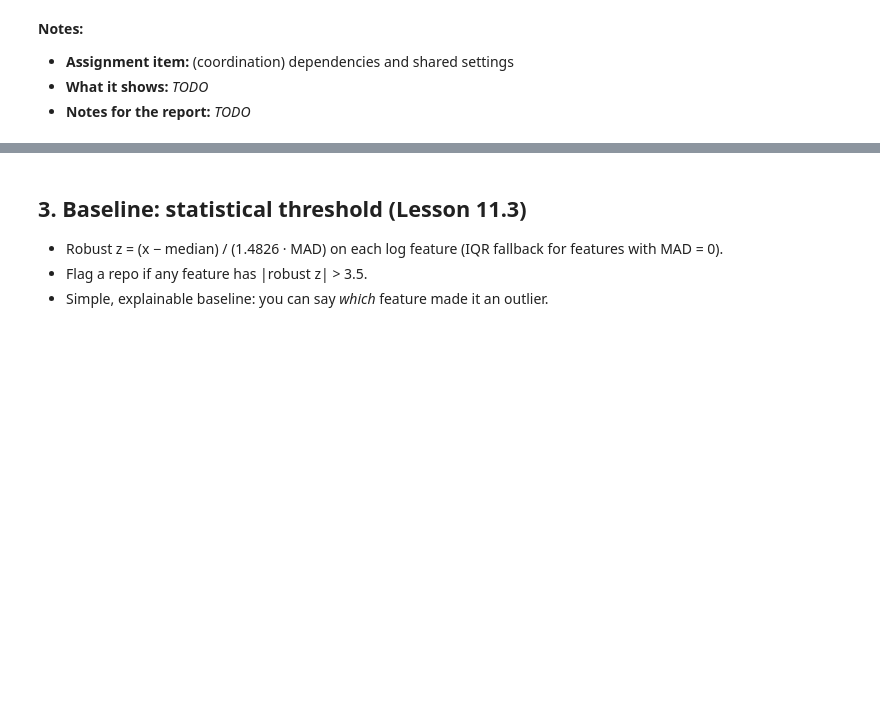
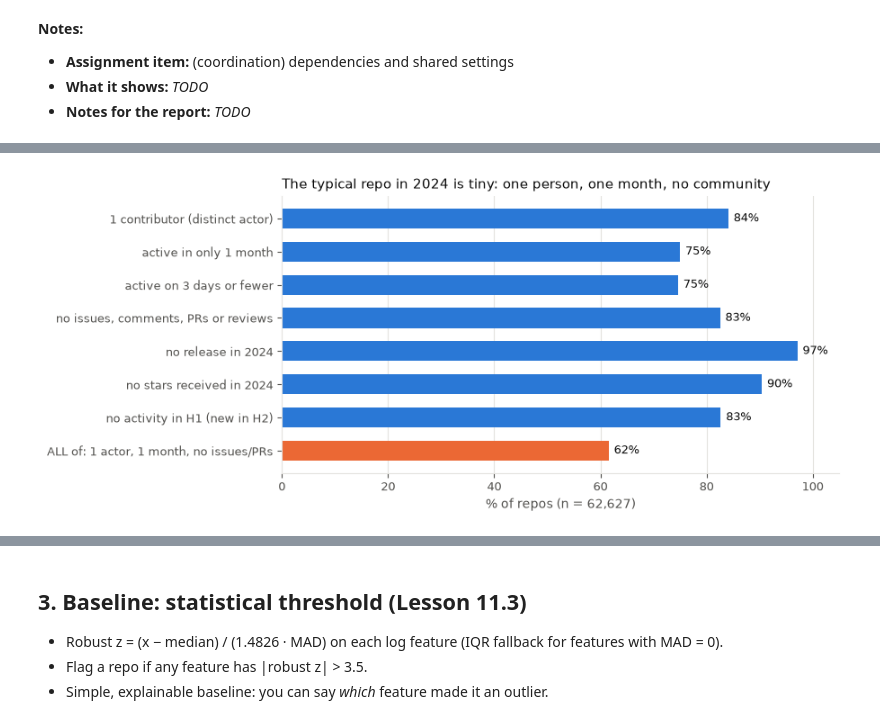
Before and after one commit to Miablo/decay-before-archival, a Jupyter notebook: notebooks/outlier_detection.ipynb, the cells around one changed output, grey strips where cells are left out. Saved outputs shown, nothing was run; the diff lists cells and outputs as text; code cells hidden in the pictures; blank space fills up the shorter version.

Commit message:
feat: define real-project population and outlier definition

```diff
--- a/notebooks/outlier_detection.ipynb
+++ b/notebooks/outlier_detection.ipynb
@@ -84,0 +149,38 @@ print(f"Table A: {len(A):,} rows x {A.shape[1]} cols")
+# %%
+BLUE, ORANGE, INK, MUTED, GRID = "#2a78d6", "#eb6834", "#0b0b0b", "#52514e", "#e4e3df"
+
+def style(ax):
+    """Recessive axes: no top/right spines, light grid, muted tick labels."""
+    ax.spines[["top", "right"]].set_visible(False)
+    ax.spines[["left", "bottom"]].set_color(GRID)
+    ax.tick_params(colors=MUTED, labelsize=9)
+    ax.grid(axis="x", color=GRID, linewidth=0.8)
+    ax.set_axisbelow(True)
+
+engagement = ["issue_events_2024", "issue_comment_events_2024", "pull_request_events_2024", "review_events_2024"]
+profile = pd.Series({
+    "1 contributor (distinct actor)": A["distinct_actors_2024"].eq(1).mean(),
+    "active in only 1 month": A["active_months_2024"].eq(1).mean(),
+    "active on 3 days or fewer": A["active_days_2024"].le(3).mean(),
+    "no issues, comments, PRs or reviews": A[engagement].sum(axis=1).eq(0).mean(),
+    "no release in 2024": A["release_events_2024"].eq(0).mean(),
+    "no stars received in 2024": A["stars_received_2024"].eq(0).mean(),
+    "no activity in H1 (new in H2)": A["h1_qualifying_events_zero"].eq(1).mean(),
+    "ALL of: 1 actor, 1 month, no issues/PRs": (
+        A["distinct_actors_2024"].eq(1) & A["active_months_2024"].eq(1) & A[engagement].sum(axis=1).eq(0)
+    ).mean(),
+}).mul(100)
+
+fig, ax = plt.subplots(figsize=(8, 4))
+colors = [BLUE] * (len(profile) - 1) + [ORANGE]
+ax.barh(profile.index[::-1], profile.values[::-1], color=colors[::-1], height=0.6)
+for y, v in enumerate(profile.values[::-1]):
+    ax.text(v + 1, y, f"{v:.0f}%", va="center", fontsize=9, color=INK)
+ax.set_xlim(0, 105)
+ax.set_xlabel("% of repos (n = 62,627)", color=MUTED)
+ax.set_title("The typical repo in 2024 is tiny: one person, one month, no community", loc="left", fontsize=11, color=INK)
+style(ax)
+save_fig(fig, "outliers_normal_profile")
+plt.show()
+# %% [output]
+[figure, added]
```
Also changed, not shown: parts of 29 cells of this notebook, 5 other files.
